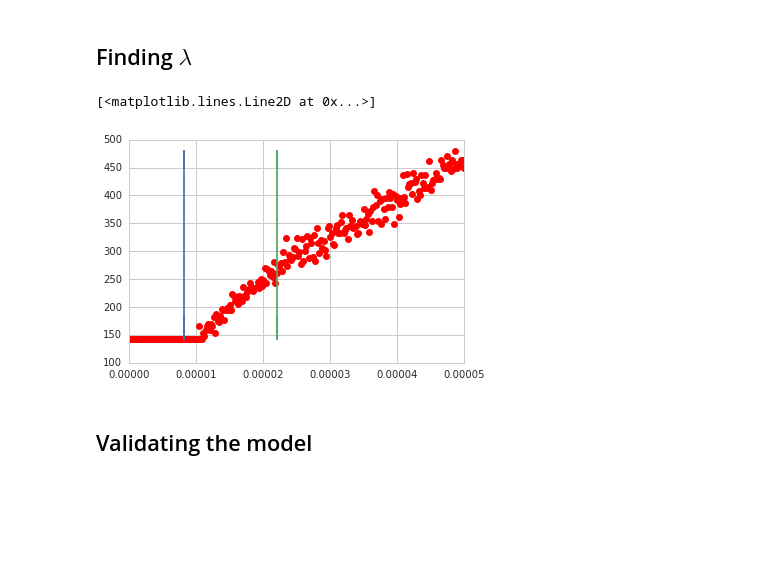
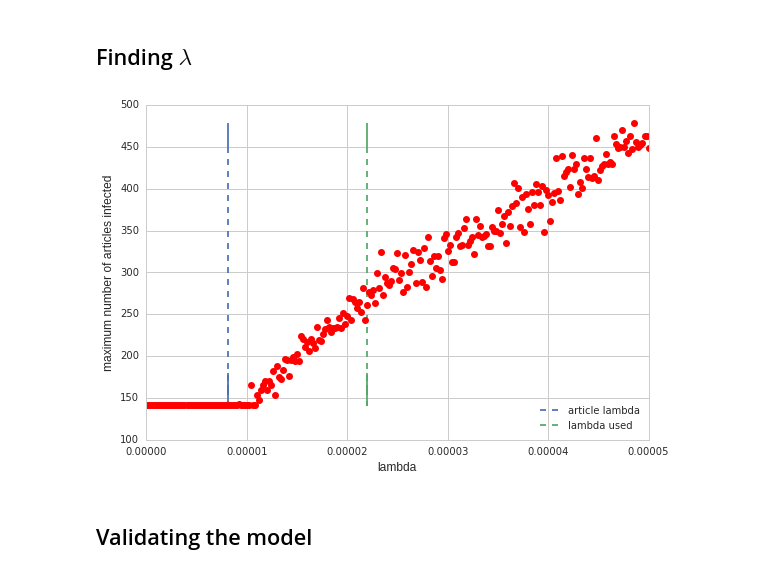
Before and after one commit to elisamussumeci/modeling-news-spread, a Jupyter notebook: notebook/Simulation parameters analysis and validation.ipynb, the cells around one changed output. Saved outputs shown, nothing was run; the diff lists cells and outputs as text; code cells hidden in the pictures; blank space fills up the shorter version.

```diff
--- a/notebook/Simulation parameters analysis and validation.ipynb
+++ b/notebook/Simulation parameters analysis and validation.ipynb
@@ -48,15 +48,19 @@ print(t)
 # %% [markdown]
 ## Finding $\lambda$
 # %%
-y  = np.loadtxt('/home/elisa/Projetos/modeling-news-spread/charlie_results/y.csv', delimiter=",")
-x  = np.loadtxt('/home/elisa/Projetos/modeling-news-spread/charlie_results/x.csv', delimiter=",")
+y  = np.loadtxt('../charlie_results/y.csv', delimiter=",")
+x  = np.loadtxt('../charlie_results/x.csv', delimiter=",")
-# %%
-plt.plot(x,y,'ro')
-plt.plot(len(x)*[8.12645449413e-06], y)
-plt.plot(len(x)*[0.000022], y)
-# %% [output]
-[<matplotlib.lines.Line2D at 0x...>]
-[figure, removed]
+# %%
+plt.figure(figsize=(9, 6))
+plt.plot(len(x)*[8.12645449413e-06], y,'--')
+plt.plot(len(x)*[0.000022], y, '--')
+plt.legend(['article lambda','lambda used'], loc=4)
+plt.plot(x,y,'ro')
+plt.xlabel('lambda',size=12)
+plt.ylabel('maximum number of articles infected', size=12)
+plt.savefig('../charlie_results/lambda_validation', dpi=300)
+# %% [output]
+[figure, added]
 # %% [markdown]
 ## Validating the model
 # %%
```
Also changed, not shown: parts of 3 cells of this notebook.
